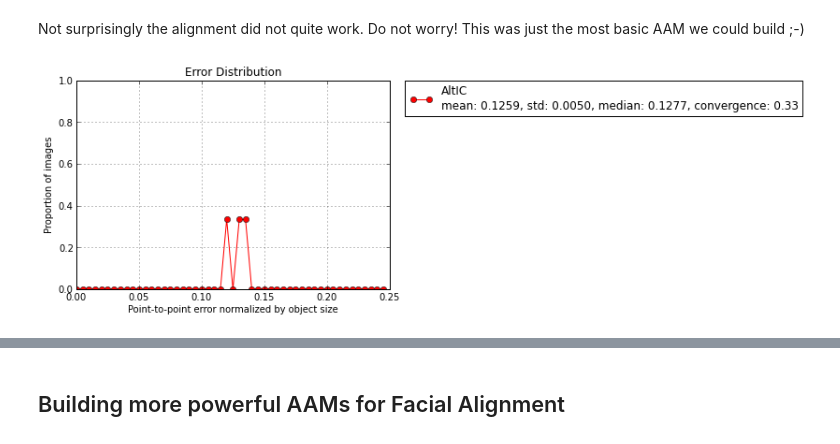
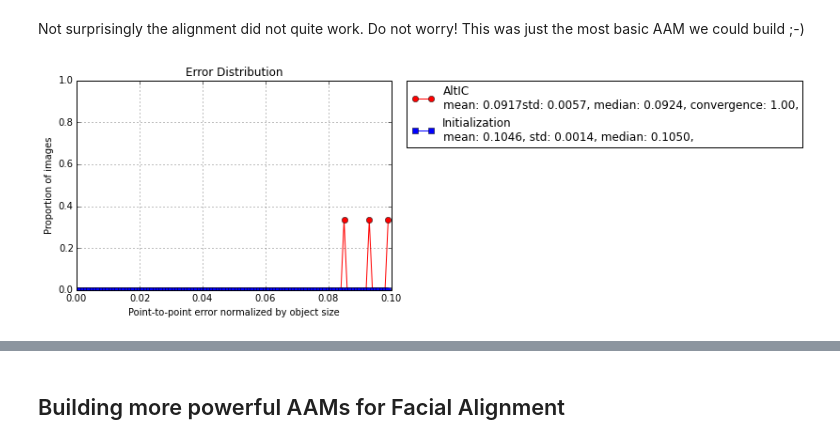
Before and after one commit to jalabort/scrap2, a Jupyter notebook: notebooks/pybug.aam - AAMs.ipynb, the cells around one changed output, grey strips where cells are left out. Saved outputs shown, nothing was run; the diff lists cells and outputs as text; code cells hidden in the pictures.

```diff
--- a/notebooks/pybug.aam - AAMs.ipynb
+++ b/notebooks/pybug.aam - AAMs.ipynb
@@ -114,23 +113,23 @@ pickle.dump({'aam': aam}, open(path + name, 'wb'))
 # %% [markdown]
 And load it back.
 # %%
-import pickle
+#import pickle
 
 # set path
-path =  '/data/PhD/Models/'
+#path =  '/data/PhD/Models/'
 # set name
-name = 'aam_' + 'lfpw_' + 'default'
+#name = 'aam_' + 'lfpw_' + 'default'
 
 # load aam
-obj = pickle.load(open(path + name, "rb"))
-aam = obj['aam']
+#obj = pickle.load(open(path + name, "rb"))
+#aam = obj['aam']
 # %% [markdown]
 ## Fit a simple AAM
 # %% [markdown]
 More importantly, we can now fit the AAM object to a novel image using all the methods in the `pybug.lucaskanade` package. We will start by loading the novel image (i.e. and image that was not used for building the AAM), for example, the BreakingBad image in the PyBug's data folder. Note that the current implementation requires the image to be greyscale (because the AAM was built using greayscale images) in order to be fitted. Finally, we also crop the BreakindBad image to make the landmarks easily visible to the user.
 # %%
-breakingbad = pio.import_builtin_asset('breakingbad.jpg')
-breakingbad = breakingbad.as_greyscale(mode='luminosity')
+breakingbad = pio.import_builtin_asset('einstein.jpg')
+#breakingbad = breakingbad.as_greyscale(mode='luminosity')
 # %%
 %matplotlib inline
 breakingbad.landmarks['PTS'].view()
@@ -147,6 +146,7 @@ breakingbad.landmarks['PTS'].view()
 # %% [markdown]
 Next, we will need to initialize the AAM Lucas-Kanade fitting procedure. We can do this using the method `initialize_lk`. This method will allow us to set different options regarding the fitting procedure, from the specific algorithm to be used to the number of components that will be optimize. Although in this example we will only use the default fitting setting, for the sake of clarity, we will define an explicit dictionary containing all the options.
 # %%
+from pybug.aam.fitter import AAMLKFitter
 from pybug.lucaskanade.appearance import AlternatingInverseCompositional
 from pybug.lucaskanade.residual import LSIntensity
 from pybug.transform.modeldriven import OrthoMDTransform
@@ -163,20 +163,19 @@ fitting_setting_options = \
      'n_appearance': [100]}
 
 # initialize Lucas-Kanade aam fitting
-aam.initialize_lk(**fitting_setting_options)
+aam_lk_fitter = AAMLKFitter(aam, **fitting_setting_options)
 # %% [markdown]
 We can now attempt to fit the greayscale version of the BreakingBad image using the method `lk_fit_landmarked_image` in the AAM object. Again, in order to favor clarity, an explicit dictionary will be used to set this method's options (do not worry, there will not be more explicit dictionaries).
 # %%
 fitting_options = {'group': 'PTS',
                    'label': 'all',
                    'runs': 3,
-                   'noise_std': 0.01,
-                   'max_iters': 60,
+                   'noise_std': 0.02,
+                   'max_iters': 30,
                    'rotation': False,
                    'verbose': True,
                    'view': True}
 
 # fit test images
-fitting_list = aam.lk_fit_landmarked_image(
-    breakingbad, **fitting_options)
+fitting_list = aam_lk_fitter.fit_landmarked_image(breakingbad, **fitting_options)
 # %% [output]
@@ -187,6 +189,6 @@ error: 0.133013306073
 Not surprisingly the alignment did not quite work. Do not worry! This was just the most basic AAM we could build ;-)
 # %%
 %matplotlib inline
-fitting_list.plot_error_dist(color='r', marker='o')
+fitting_list.plot_error_dist(color_list=['r', 'b'], marker_list=['o', 's'])
 # %% [output]
-[figure, old version]
+[figure, new version]
```
Also changed, not shown: parts of 21 cells of this notebook, 2 other files.
